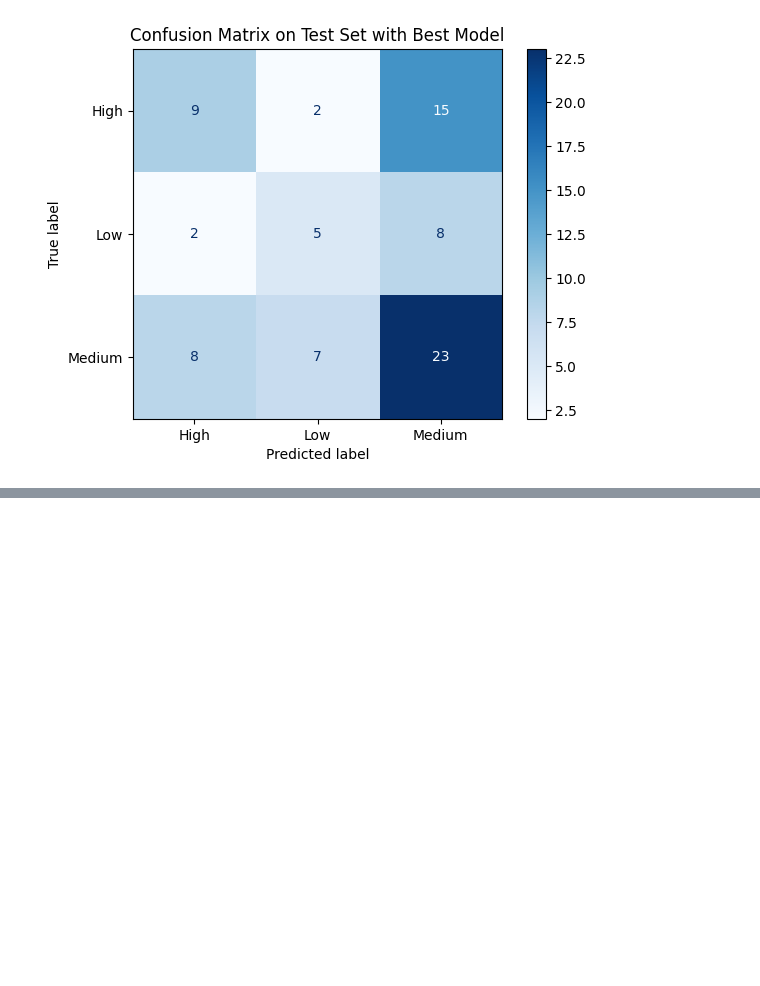
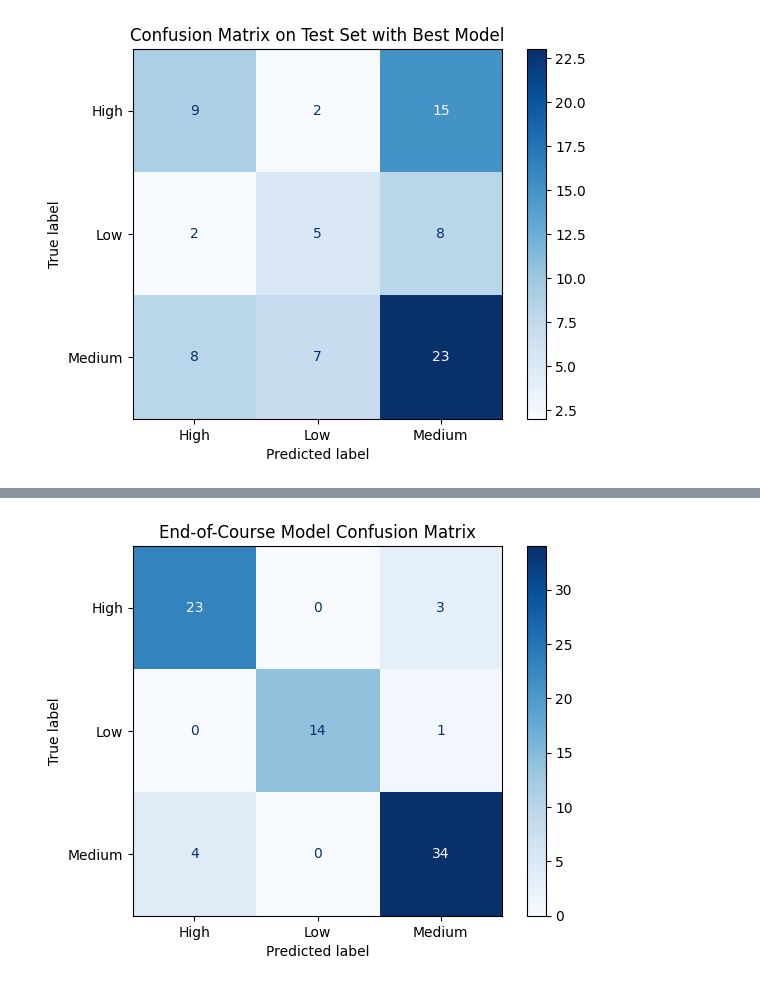
Before and after one commit to KailasVS666/risk-prediction-model, a Jupyter notebook: risk_prediction_model.ipynb, the cells around one changed output, grey strips where cells are left out. Cells and saved outputs as stored; diff of their text form; code cells hidden in the pictures; blank space fills up the shorter version.

```diff
--- a/risk_prediction_model.ipynb
+++ b/risk_prediction_model.ipynb
@@ -410,0 +402,88 @@ weighted avg       0.46      0.47      0.46        79
+# %%
+from sklearn.metrics import classification_report, ConfusionMatrixDisplay, roc_auc_score, roc_curve
+import matplotlib.pyplot as plt
+from sklearn.preprocessing import LabelBinarizer
+import numpy as np
+
+# Evaluate the End-of-Course Model
+y_pred_end_course = end_course_model.predict(X_test_end_course)
+y_prob_end_course = end_course_model.predict_proba(X_test_end_course)[:, 1] # Probability of the positive class (High Risk)
+
+
+# Classification Report
+print("End-of-Course Model Classification Report:")
+print(classification_report(y_test_end_course, y_pred_end_course))
+
+# Confusion Matrix
+ConfusionMatrixDisplay.from_estimator(end_course_model, X_test_end_course, y_test_end_course, cmap="Blues")
+plt.title("End-of-Course Model Confusion Matrix")
+plt.show()
+
+# ROC AUC
+# Need to handle multi-class for AUC, or focus on one class vs rest
+# Let's calculate AUC for 'High' risk vs rest
+lb = LabelBinarizer()
+y_test_end_course_binary = lb.fit_transform(y_test_end_course)
+high_risk_class_index_end_course = list(lb.classes_).index('High')
+
+# Get probabilities for the 'High' class
+y_prob_end_course_high = end_course_model.predict_proba(X_test_end_course)[:, high_risk_class_index_end_course]
+
+# Calculate ROC AUC for 'High' class
+roc_auc_end_course = roc_auc_score(y_test_end_course_binary[:, high_risk_class_index_end_course], y_prob_end_course_high)
+print(f"\nEnd-of-Course Model ROC AUC (High Risk vs Rest): {roc_auc_end_course:.4f}")
+
+# Plot ROC curve
+fpr_end_course, tpr_end_course, thresholds_end_course = roc_curve(y_test_end_course_binary[:, high_risk_class_index_end_course], y_prob_end_course_high)
+plt.plot(fpr_end_course, tpr_end_course, label=f'ROC curve (AUC = {roc_auc_end_course:.2f})')
+plt.plot([0, 1], [0, 1], 'k--') # random guess line
+plt.xlabel('False Positive Rate')
+plt.ylabel('True Positive Rate')
+plt.title('End-of-Course Model ROC Curve (High Risk vs Rest)')
+plt.legend(loc="lower right")
+plt.show()
+
+
+# Threshold Tuning to Maximize F2 Score for High Risk
+from sklearn.metrics import fbeta_score
+
+# Find the optimal threshold
+best_threshold_end_course = 0
+best_f2_score_end_course = 0
+
+# Iterate through possible thresholds (using probabilities from the 'High' class)
+# We can use the probabilities themselves as potential thresholds
+for threshold_end_course in np.sort(y_prob_end_course_high):
+    y_pred_threshold_end_course = (y_prob_end_course_high >= threshold_end_course).astype(int)
+    # Need to convert y_test_end_course to binary for the 'High' class for fbeta_score
+    f2_end_course = fbeta_score(y_test_end_course_binary[:, high_risk_class_index_end_course], y_pred_threshold_end_course, beta=2)
+
+    if f2_end_course > best_f2_score_end_course:
+        best_f2_score_end_course = f2_end_course
+        best_threshold_end_course = threshold_end_course
+
+print(f"\nOptimal Threshold for High Risk (maximizing F2) - End-of-Course Model: {best_threshold_end_course:.4f}")
+print(f"Best F2 Score for High Risk at optimal threshold - End-of-Course Model: {best_f2_score_end_course:.4f}")
+
+# Evaluate with the optimal threshold
+y_pred_optimal_threshold_end_course = (y_prob_end_course_high >= best_threshold_end_course).astype(int)
+
+# Convert predictions back to original labels for classification report (optional, but good for clarity)
+# This mapping assumes 0 is not High Risk and 1 is High Risk in the binary representation
+# Check the order of classes in lb.classes_
+predicted_labels_optimal_end_course = ['High' if pred == 1 else 'Not High Risk' for pred in y_pred_optimal_threshold_end_course]
+actual_labels_binary_end_course = ['High' if actual == 1 else 'Not High Risk' for actual in y_test_end_course_binary[:, high_risk_class_index_end_course]]
+
+
+print(f"\nClassification Report with Optimal Threshold ({best_threshold_end_course:.4f}) for High Risk - End-of-Course Model:")
+# Need to ensure consistent labels in classification_report
+# Let's use binary labels for classification report with tuned threshold for clarity
+print(classification_report(actual_labels_binary_end_course, predicted_labels_optimal_end_course, target_names=['Not High Risk', 'High']))
+
+# Confusion matrix with the optimal threshold for High Risk
+# Need to generate predictions based on the optimal threshold
+y_pred_optimal_high_binary_end_course = (y_prob_end_course_high >= best_threshold_end_course).astype(int)
+ConfusionMatrixDisplay.from_predictions(y_test_end_course_binary[:, high_risk_class_index_end_course], y_pred_optimal_high_binary_end_course, cmap="Blues", display_labels=['Not High Risk', 'High'])
+plt.title(f"End-of-Course Model Confusion Matrix (Optimal Threshold: {best_threshold_end_course:.4f})")
+plt.show()
+# %% [output]
@@ -410,0 +500 @@ weighted avg       0.46      0.47      0.46        79
+[figure, added]
```
Also changed, not shown: parts of 12 cells of this notebook.
